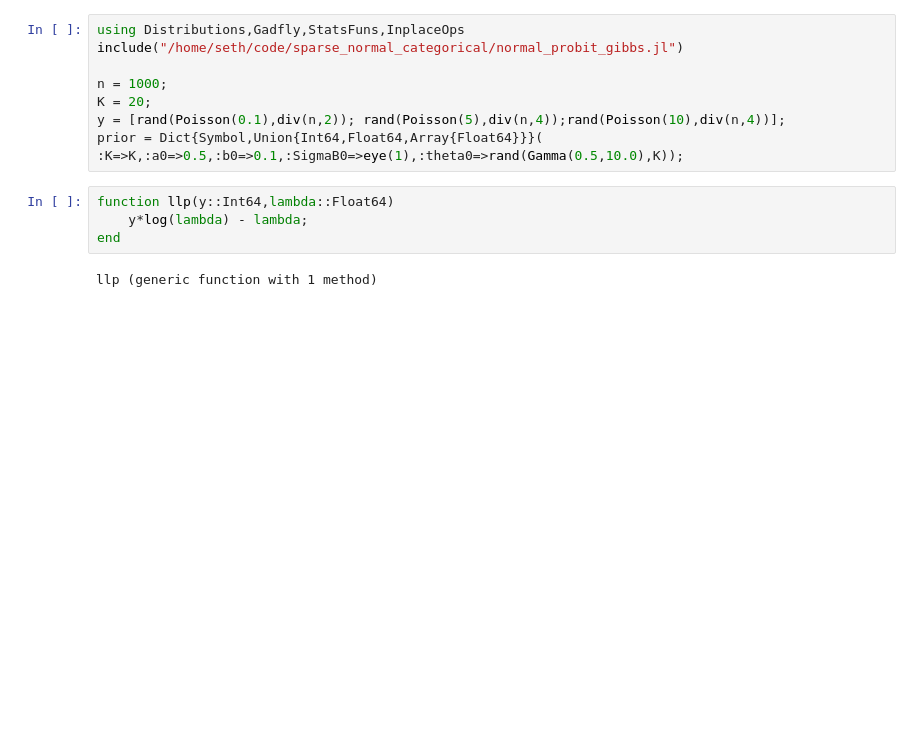
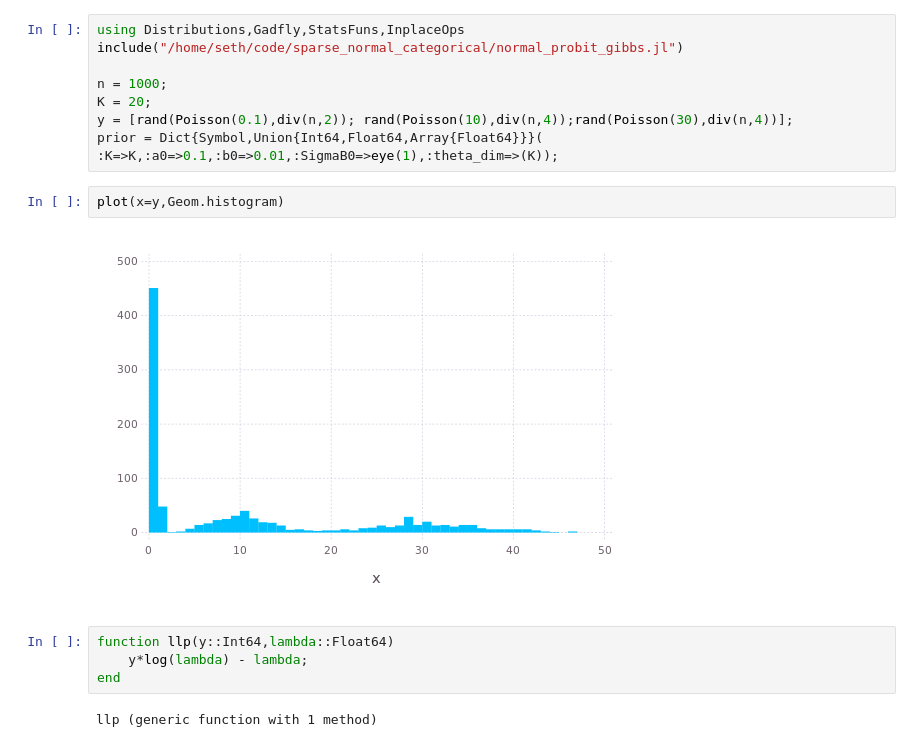
Before and after one commit to thewart/sparse_normal_categorical, a Jupyter notebook: Notebooks/poissonpsbpmtest.ipynb, the cells around one changed output. Cells and saved outputs as stored; diff of their text form; blank space fills up the shorter version.

```diff
--- a/Notebooks/poissonpsbpmtest.ipynb
+++ b/Notebooks/poissonpsbpmtest.ipynb
@@ -4,9 +4,13 @@ include("/home/seth/code/sparse_normal_categorical/normal_probit_gibbs.jl")
 
 n = 1000;
 K = 20;
-y = [rand(Poisson(0.1),div(n,2)); rand(Poisson(5),div(n,4));rand(Poisson(10),div(n,4))];
+y = [rand(Poisson(0.1),div(n,2)); rand(Poisson(10),div(n,4));rand(Poisson(30),div(n,4))];
 prior = Dict{Symbol,Union{Int64,Float64,Array{Float64}}}(
-:K=>K,:a0=>0.5,:b0=>0.1,:SigmaB0=>eye(1),:theta0=>rand(Gamma(0.5,10.0),K));
+:K=>K,:a0=>0.1,:b0=>0.01,:SigmaB0=>eye(1),:theta_dim=>(K));
+# %%
+plot(x=y,Geom.histogram)
+# %% [output]
+[figure, added]
 # %%
 function llp(y::Int64,lambda::Float64)
     y*log(lambda) - lambda;
```
Also changed, not shown: parts of 5 cells of this notebook, 1 other file.
